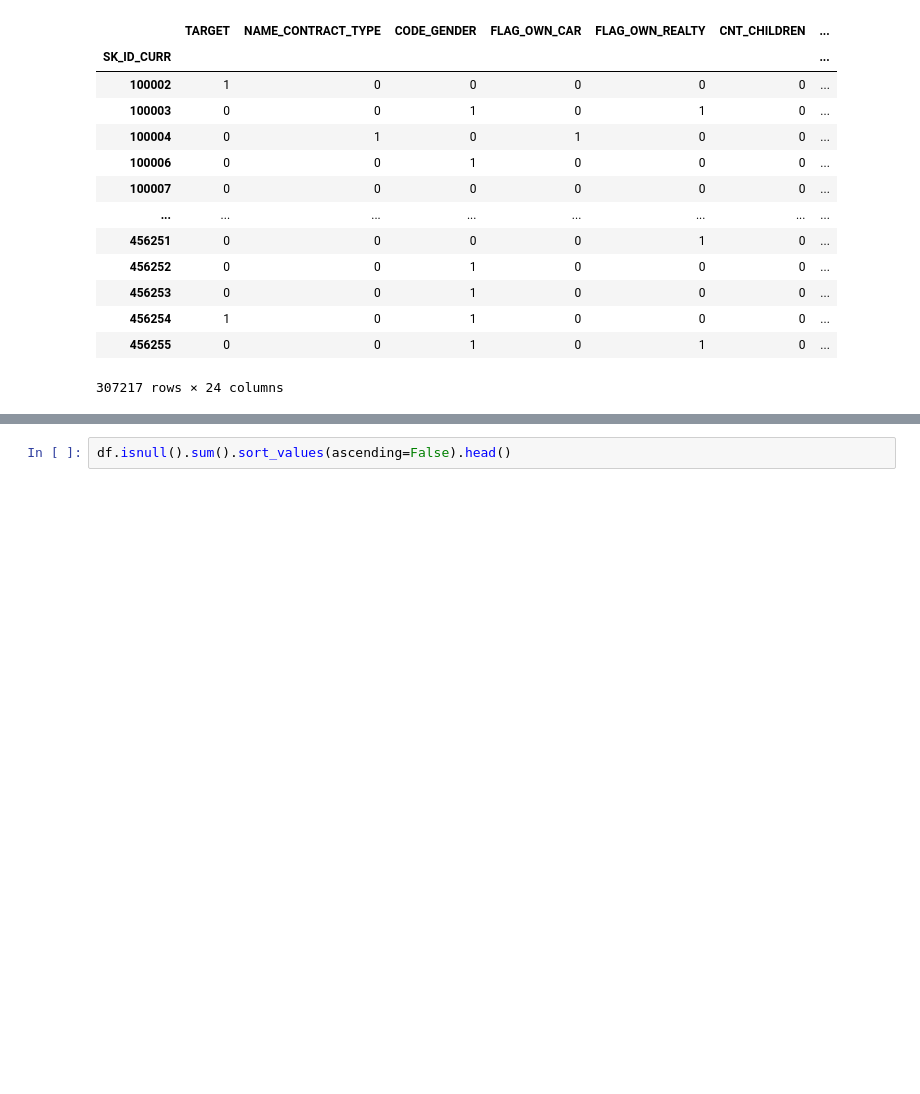
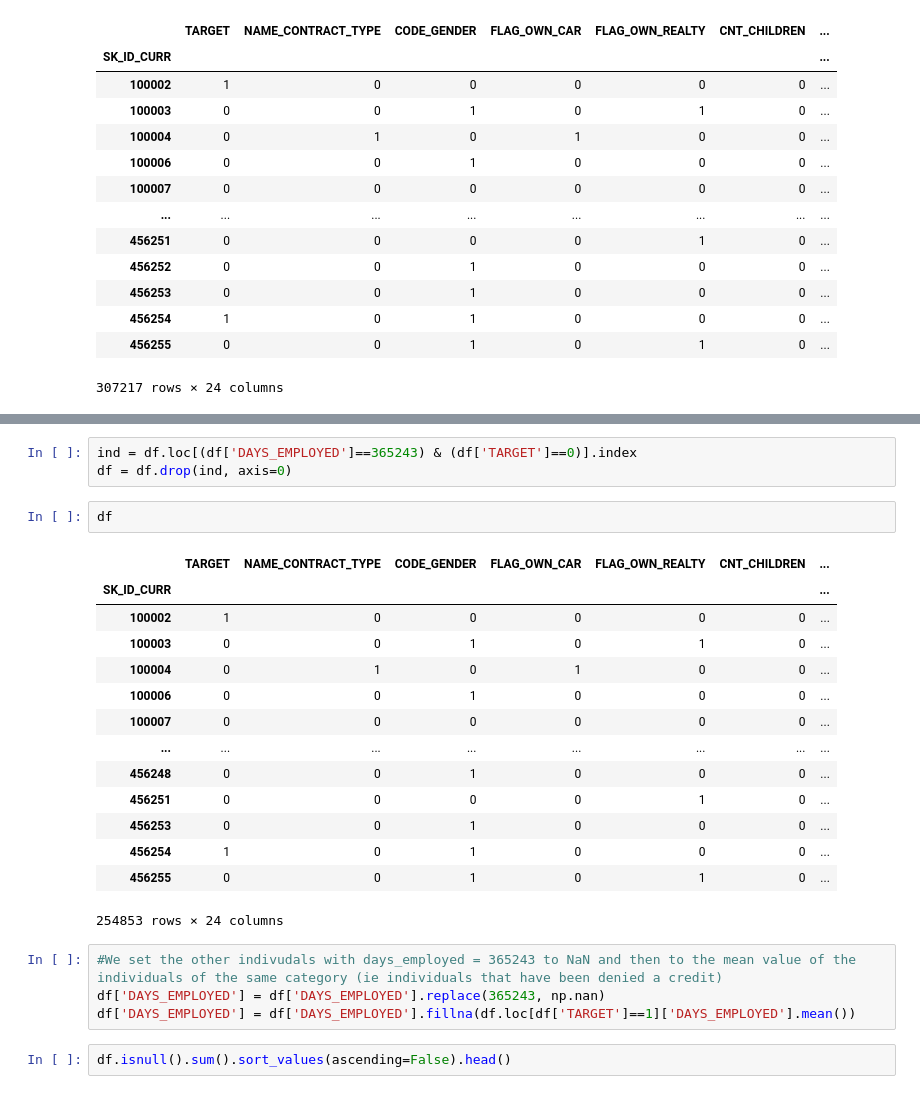
Before and after one commit to flo-richard/OpenClassrooms_Project7_main, a Jupyter notebook: Projet7_new.ipynb, the cells around one changed output, grey strips where cells are left out. Saved outputs shown, nothing was run; the diff lists cells and outputs as text; blank space fills up the shorter version.

```diff
--- a/Projet7_new.ipynb
+++ b/Projet7_new.ipynb
@@ -282,3 +270,27 @@ df['DAYS_EMPLOYED'] = df['DAYS_EMPLOYED'].fillna(df['DAYS_EMPLOYED'].mean())
+# %%
+ind = df.loc[(df['DAYS_EMPLOYED']==365243) & (df['TARGET']==0)].index
+df = df.drop(ind, axis=0)
+# %%
+df
+# %% [output]
+|  | TARGET | NAME_CONTRACT_TYPE | CODE_GENDER | FLAG_OWN_CAR | FLAG_OWN_REALTY | CNT_CHILDREN | ... |
+| SK_ID_CURR |  |  |  |  |  |  | ... |
+| 100002 | 1 | 0 | 0 | 0 | 0 | 0 | ... |
+| 100003 | 0 | 0 | 1 | 0 | 1 | 0 | ... |
+| 100004 | 0 | 1 | 0 | 1 | 0 | 0 | ... |
+| 100006 | 0 | 0 | 1 | 0 | 0 | 0 | ... |
+| 100007 | 0 | 0 | 0 | 0 | 0 | 0 | ... |
+| ... | ... | ... | ... | ... | ... | ... | ... |
+| 456248 | 0 | 0 | 1 | 0 | 0 | 0 | ... |
+| 456251 | 0 | 0 | 0 | 0 | 1 | 0 | ... |
+| 456253 | 0 | 0 | 1 | 0 | 0 | 0 | ... |
+| 456254 | 1 | 0 | 1 | 0 | 0 | 0 | ... |
+| 456255 | 0 | 0 | 1 | 0 | 1 | 0 | ... |
+254853 rows × 24 columns
+# %%
+#We set the other indivudals with days_employed = 365243 to NaN and then to the mean value of the individuals of the same category (ie individuals that have been denied a credit)
+df['DAYS_EMPLOYED'] = df['DAYS_EMPLOYED'].replace(365243, np.nan)
+df['DAYS_EMPLOYED'] = df['DAYS_EMPLOYED'].fillna(df.loc[df['TARGET']==1]['DAYS_EMPLOYED'].mean())
 # %%
 df.isnull().sum().sort_values(ascending=False).head()
 # %% [output]
```
Also changed, not shown: parts of 27 cells of this notebook, 1 other file.
